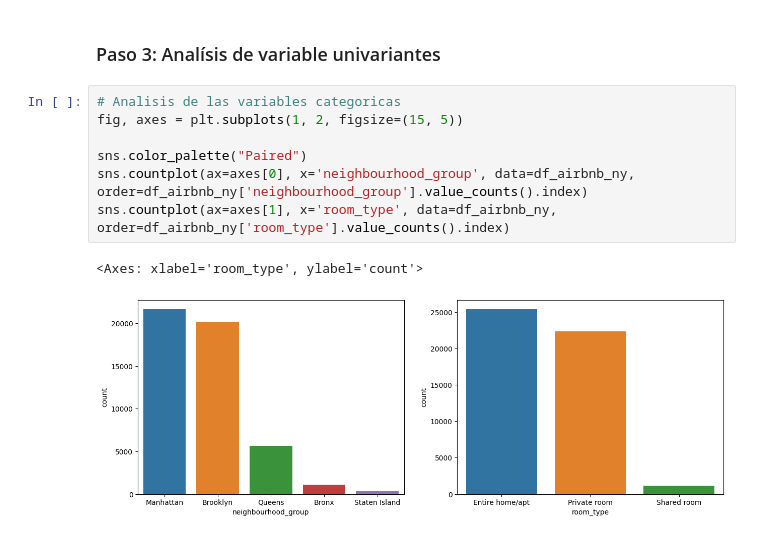
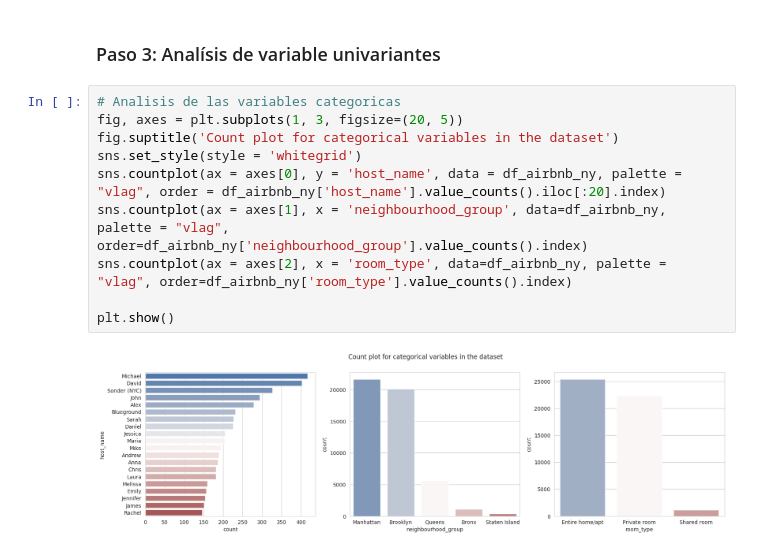
Before and after one commit to fevc08/new_york_city_airbnb_eda, a Jupyter notebook: src/explore.ipynb, the cells around one changed output. Saved outputs shown, nothing was run; the diff lists cells and outputs as text.

```diff
--- a/src/explore.ipynb
+++ b/src/explore.ipynb
@@ -184,11 +184,13 @@ df_airbnb_ny.describe(include='all').T
 ### Paso 3: Analísis de variable univariantes
 # %%
 # Analisis de las variables categoricas
-fig, axes = plt.subplots(1, 2, figsize=(15, 5))
+fig, axes = plt.subplots(1, 3, figsize=(20, 5))
+fig.suptitle('Count plot for categorical variables in the dataset')
+sns.set_style(style = 'whitegrid')
+sns.countplot(ax = axes[0], y = 'host_name', data = df_airbnb_ny, palette = "vlag", order = df_airbnb_ny['host_name'].value_counts().iloc[:20].index)
+sns.countplot(ax = axes[1], x = 'neighbourhood_group', data=df_airbnb_ny, palette = "vlag", order=df_airbnb_ny['neighbourhood_group'].value_counts().index)
+sns.countplot(ax = axes[2], x = 'room_type', data=df_airbnb_ny, palette = "vlag", order=df_airbnb_ny['room_type'].value_counts().index)
 
-sns.color_palette("Paired")
-sns.countplot(ax=axes[0], x='neighbourhood_group', data=df_airbnb_ny, order=df_airbnb_ny['neighbourhood_group'].value_counts().index)
-sns.countplot(ax=axes[1], x='room_type', data=df_airbnb_ny, order=df_airbnb_ny['room_type'].value_counts().index)
+plt.show()
 # %% [output]
-<Axes: xlabel='room_type', ylabel='count'>
-[figure, old version]
+[figure, new version]
```
Also changed, not shown: parts of 1 cell of this notebook.
